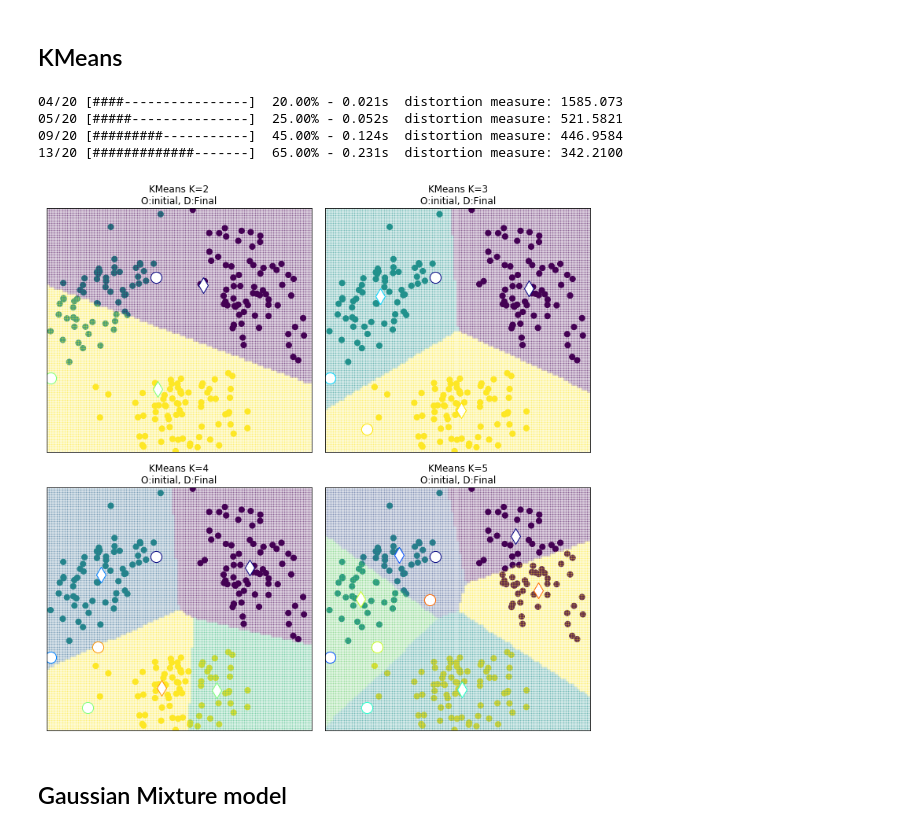
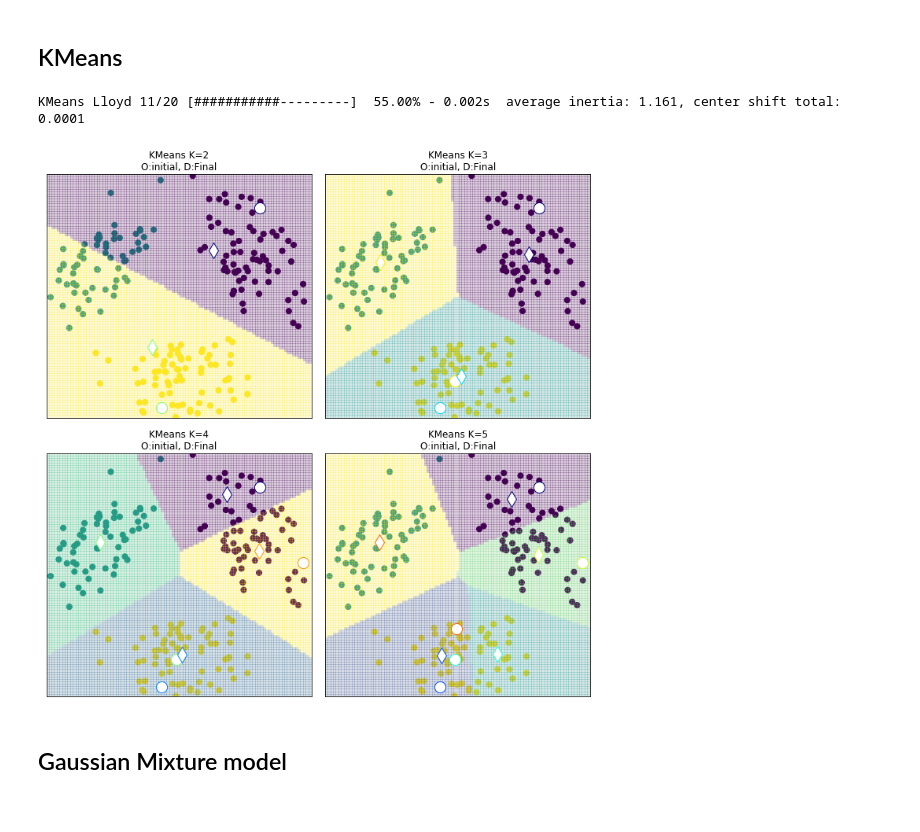
Before and after one commit to iwasakishuto/Kerasy, a Jupyter notebook: examples/EM.ipynb, the cells around one changed output. Saved outputs shown, nothing was run; the diff lists cells and outputs as text; code cells hidden in the pictures.

```diff
--- a/examples/EM.ipynb
+++ b/examples/EM.ipynb
@@ -36,27 +36,24 @@ from kerasy.ML.EM import KMeans
 # %%
 fig = plt.figure(figsize=(10,10))
 for i, K in enumerate([2,3,4,5]):
     ax = fig.add_subplot(2,2,i+1)
     # Change the depth to fit the data.
-    model = KMeans(K=K, random_state=seed)
+    model = KMeans(n_clusters=K, random_state=seed)
     model.fit(train_x, memorize=True, max_iter=20)
     Z = model.predict(XY).reshape(X.shape)
     ax.scatter(train_x[:,0], train_x[:,1], c=train_y, s=50)
     ax.pcolor(X,Y,Z,alpha=0.2)
     # Initial µs.
     for i,(x,y) in enumerate(model.history[0][0]):  ax.scatter(x,y,s=200, edgecolors=cm.jet(i/K), facecolor="white", marker="o")
     # Final µs.olor
     for i,(x,y) in enumerate(model.history[-1][0]): ax.scatter(x,y,s=200, edgecolors=cm.jet(i/K), facecolor="white", marker="d")
     ax.set_title(f"KMeans K={K}\nO:initial, D:Final"), ax.set_xlim(rmin,rmax), ax.set_ylim(rmin,rmax)
     ax.set_xticks([]), ax.set_yticks([])
 plt.tight_layout()
 plt.show()
 # %% [output]
-04/20 [####----------------]  20.00% - 0.021s  distortion measure: 1585.073
-05/20 [#####---------------]  25.00% - 0.052s  distortion measure: 521.5821
-09/20 [#########-----------]  45.00% - 0.124s  distortion measure: 446.9584
-13/20 [#############-------]  65.00% - 0.231s  distortion measure: 342.2100
+KMeans Lloyd 11/20 [###########---------]  55.00% - 0.002s  average inertia: 1.161, center shift total: 0.0001
-[figure, old version]
+[figure, new version]
 # %% [markdown]
 ## Gaussian Mixture model
 # %%
```
Also changed, not shown: parts of 2 cells of this notebook, 8 other files.
